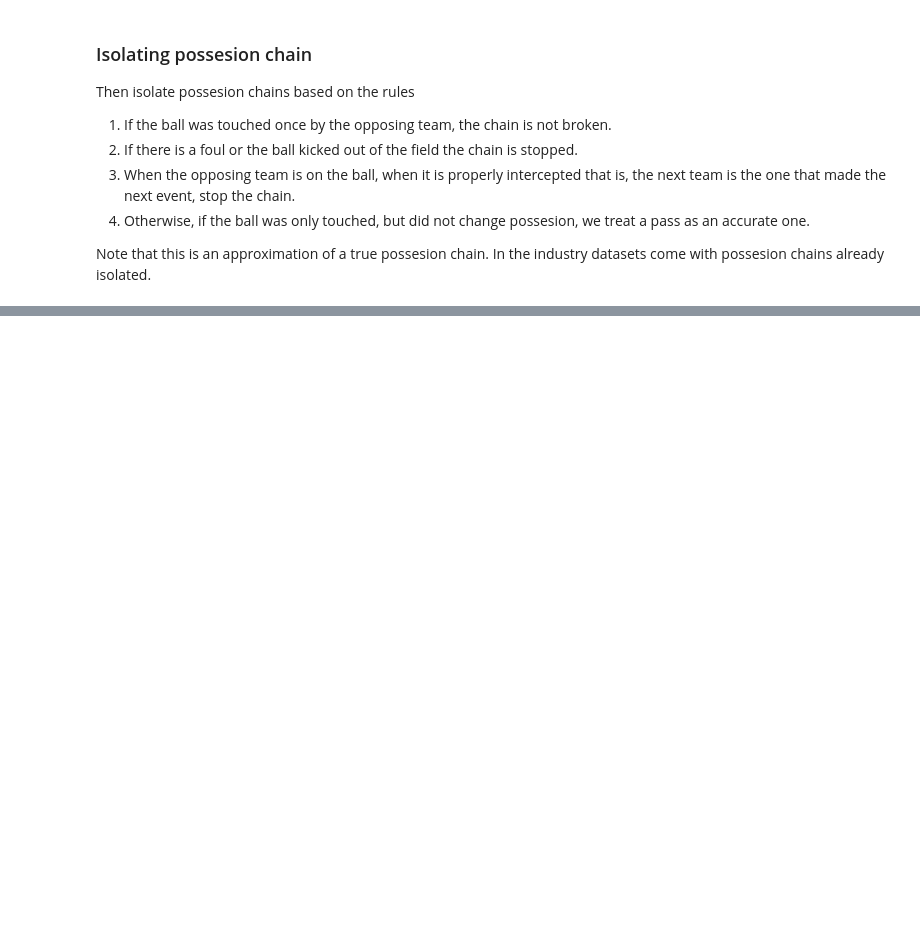
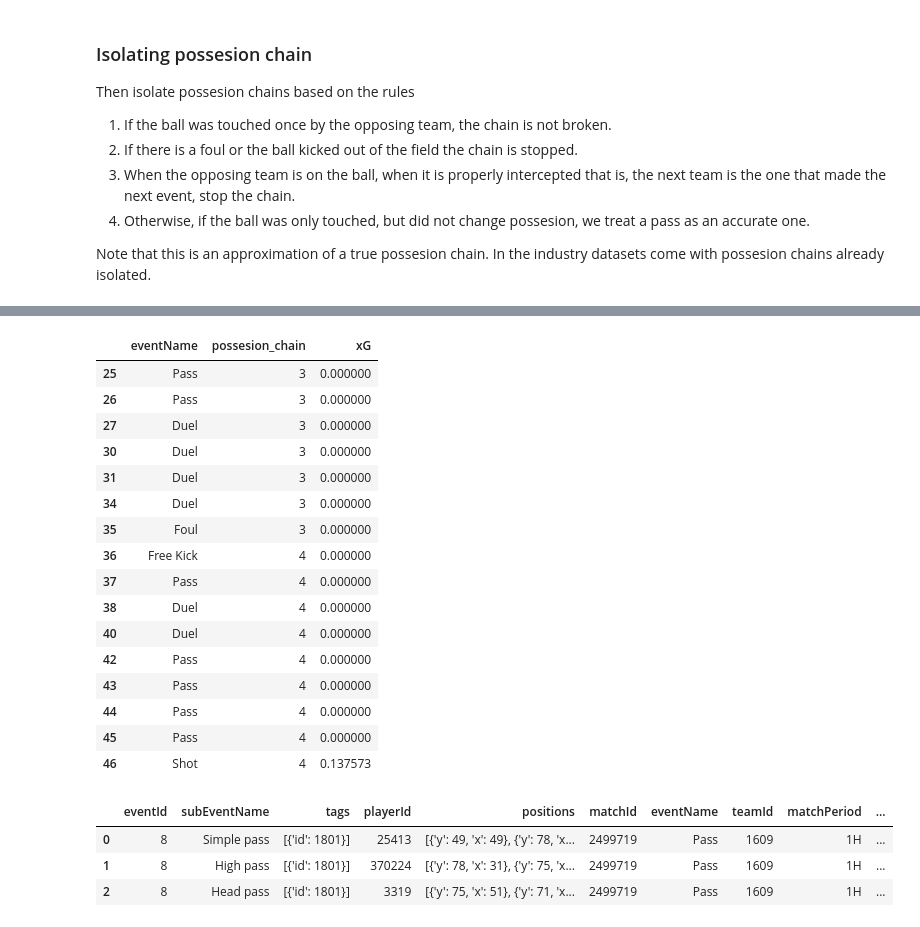
Before and after one commit to khoffLSU/footy_analytics, a Jupyter notebook: Valuing Actions Chapter.ipynb, the cells around one changed output, grey strips where cells are left out. Saved outputs shown, nothing was run; the diff lists cells and outputs as text; code cells hidden in the pictures; blank space fills up the shorter version.

```diff
--- a/Valuing Actions Chapter.ipynb
+++ b/Valuing Actions Chapter.ipynb
@@ -808,0 +891,29 @@ df.head()
+# %%
+df = calulatexG(df)
+#investigate a chain
+df.loc[df["possesion_chain"].isin([3,4])][["eventName", "possesion_chain", "xG"]]
+# %% [output]
+|  | eventName | possesion_chain | xG |
+| 25 | Pass | 3 | 0.000000 |
+| 26 | Pass | 3 | 0.000000 |
+| 27 | Duel | 3 | 0.000000 |
+| 30 | Duel | 3 | 0.000000 |
+| 31 | Duel | 3 | 0.000000 |
+| 34 | Duel | 3 | 0.000000 |
+| 35 | Foul | 3 | 0.000000 |
+| 36 | Free Kick | 4 | 0.000000 |
+| 37 | Pass | 4 | 0.000000 |
+| 38 | Duel | 4 | 0.000000 |
+| 40 | Duel | 4 | 0.000000 |
+| 42 | Pass | 4 | 0.000000 |
+| 43 | Pass | 4 | 0.000000 |
+| 44 | Pass | 4 | 0.000000 |
+| 45 | Pass | 4 | 0.000000 |
+| 46 | Shot | 4 | 0.137573 |
+# %%
+df.head(3)
+# %% [output]
+|  | eventId | subEventName | tags | playerId | positions | matchId | eventName | teamId | matchPeriod | ... |
+| 0 | 8 | Simple pass | [{'id': 1801}] | 25413 | [{'y': 49, 'x': 49}, {'y': 78, 'x... | 2499719 | Pass | 1609 | 1H | ... |
+| 1 | 8 | High pass | [{'id': 1801}] | 370224 | [{'y': 78, 'x': 31}, {'y': 75, 'x... | 2499719 | Pass | 1609 | 1H | ... |
+| 2 | 8 | Head pass | [{'id': 1801}] | 3319 | [{'y': 75, 'x': 51}, {'y': 71, 'x... | 2499719 | Pass | 1609 | 1H | ... |
```
Also changed, not shown: parts of 8 cells of this notebook.
